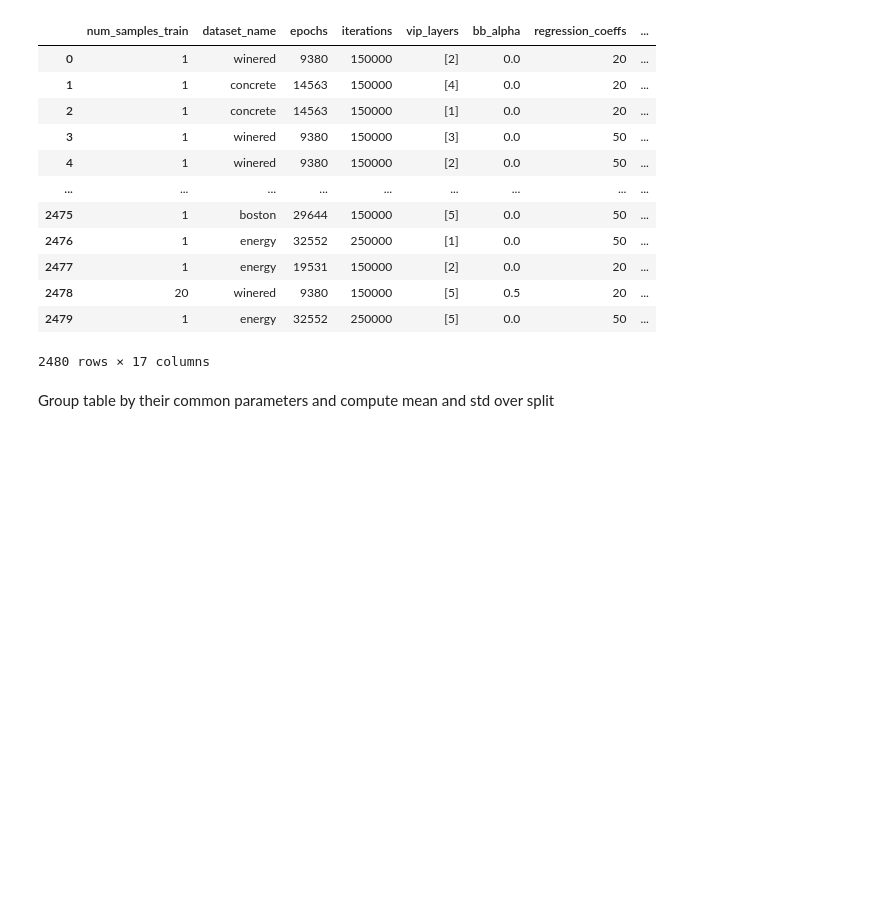
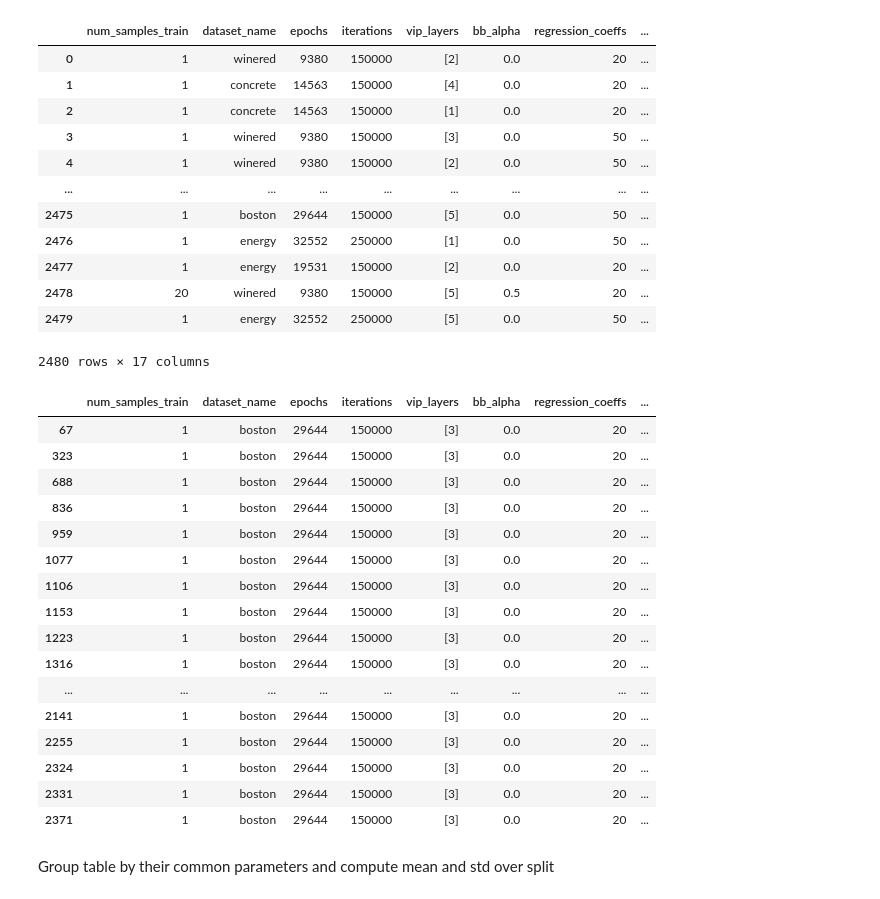
Before and after one commit to Ludvins/DeepVIP, a Jupyter notebook: results/see_results.ipynb, the cells around one changed output. Drawn from its saved outputs; the diff is of its cells as text; code cells hidden in the pictures; blank space fills up the shorter version.

```diff
--- a/results/see_results.ipynb
+++ b/results/see_results.ipynb
@@ -26,6 +26,26 @@ df
 | 2478 | 20 | winered | 9380 | 150000 | [5] | 0.5 | 20 | ... |
 | 2479 | 1 | energy | 32552 | 250000 | [5] | 0.0 | 50 | ... |
 2480 rows × 17 columns
+# %%
+df.query("dataset_name == 'boston' and regression_coeffs == 20 and lr == 0.001 and iterations == 150000 and bb_alpha == 0 and vip_layers == '[3]'")
+# %% [output]
+|  | num_samples_train | dataset_name | epochs | iterations | vip_layers | bb_alpha | regression_coeffs | ... |
+| 67 | 1 | boston | 29644 | 150000 | [3] | 0.0 | 20 | ... |
+| 323 | 1 | boston | 29644 | 150000 | [3] | 0.0 | 20 | ... |
+| 688 | 1 | boston | 29644 | 150000 | [3] | 0.0 | 20 | ... |
+| 836 | 1 | boston | 29644 | 150000 | [3] | 0.0 | 20 | ... |
+| 959 | 1 | boston | 29644 | 150000 | [3] | 0.0 | 20 | ... |
+| 1077 | 1 | boston | 29644 | 150000 | [3] | 0.0 | 20 | ... |
+| 1106 | 1 | boston | 29644 | 150000 | [3] | 0.0 | 20 | ... |
+| 1153 | 1 | boston | 29644 | 150000 | [3] | 0.0 | 20 | ... |
+| 1223 | 1 | boston | 29644 | 150000 | [3] | 0.0 | 20 | ... |
+| 1316 | 1 | boston | 29644 | 150000 | [3] | 0.0 | 20 | ... |
+| ... | ... | ... | ... | ... | ... | ... | ... | ... |
+| 2141 | 1 | boston | 29644 | 150000 | [3] | 0.0 | 20 | ... |
+| 2255 | 1 | boston | 29644 | 150000 | [3] | 0.0 | 20 | ... |
+| 2324 | 1 | boston | 29644 | 150000 | [3] | 0.0 | 20 | ... |
+| 2331 | 1 | boston | 29644 | 150000 | [3] | 0.0 | 20 | ... |
+| 2371 | 1 | boston | 29644 | 150000 | [3] | 0.0 | 20 | ... |
 # %% [markdown]
 Group table by their common parameters and compute mean and std over split
 # %%
```
Also changed, not shown: parts of 11 cells of this notebook, 18 other files.
